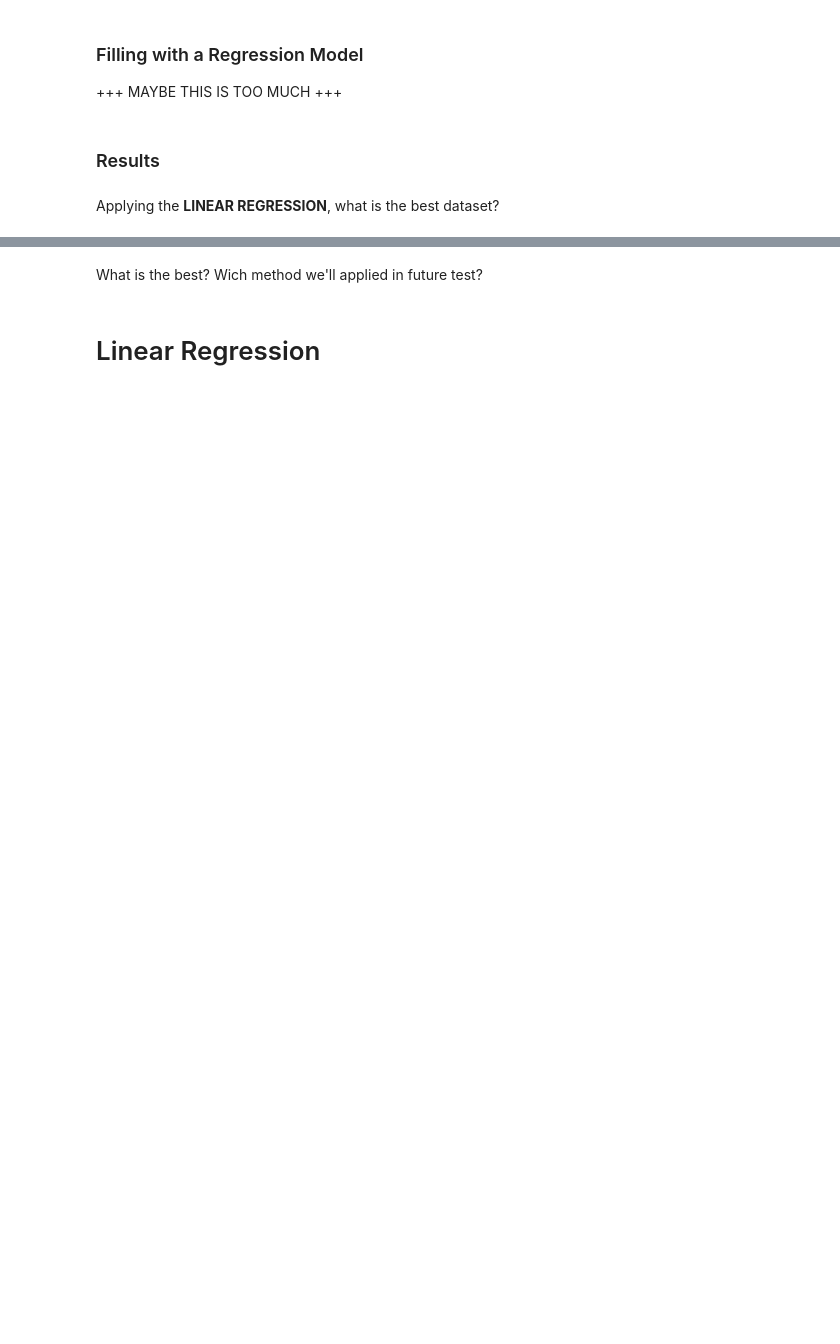
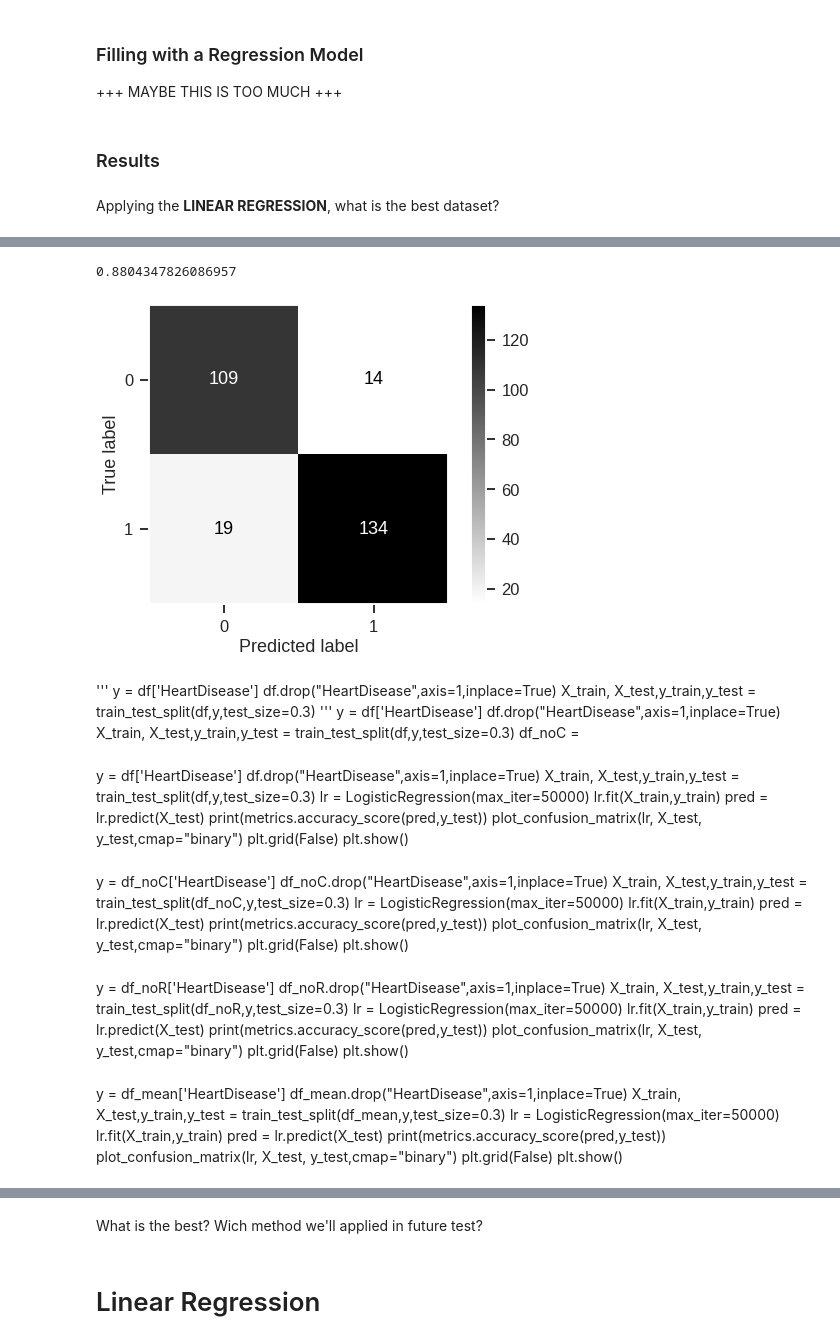
Before and after one commit to MichaelPlug/FDS_Project_HFD, a Jupyter notebook: Project_notebook.ipynb, the cells around one changed output, grey strips where cells are left out. Saved outputs shown, nothing was run; the diff lists cells and outputs as text; code cells hidden in the pictures; blank space fills up the shorter version.

```diff
--- a/Project_notebook.ipynb
+++ b/Project_notebook.ipynb
@@ -690,0 +659,65 @@ plt.show()
+# %%
+lr = LogisticRegression(max_iter=50000)
+lr.fit(X_train_addCol,y_train_addCol)
+pred = lr.predict(X_test_addCol)
+print(metrics.accuracy_score(pred,y_test_addCol))
+plot_confusion_matrix(lr, X_test_addCol, y_test_addCol,cmap="binary")
+plt.grid(False)
+plt.show()
+# %% [output]
+0.8804347826086957
+[figure, added]
+# %% [markdown]
+'''
+y = df['HeartDisease']
+df.drop("HeartDisease",axis=1,inplace=True)
+X_train, X_test,y_train,y_test = train_test_split(df,y,test_size=0.3)
+'''
+y = df['HeartDisease']
+df.drop("HeartDisease",axis=1,inplace=True)
+X_train, X_test,y_train,y_test = train_test_split(df,y,test_size=0.3)
+df_noC =
+# %% [markdown]
+y = df['HeartDisease']
+df.drop("HeartDisease",axis=1,inplace=True)
+X_train, X_test,y_train,y_test = train_test_split(df,y,test_size=0.3)
+lr = LogisticRegression(max_iter=50000)
+lr.fit(X_train,y_train)
+pred = lr.predict(X_test)
+print(metrics.accuracy_score(pred,y_test))
+plot_confusion_matrix(lr, X_test, y_test,cmap="binary")
+plt.grid(False)
+plt.show()
+# %% [markdown]
+y = df_noC['HeartDisease']
+df_noC.drop("HeartDisease",axis=1,inplace=True)
+X_train, X_test,y_train,y_test = train_test_split(df_noC,y,test_size=0.3)
+lr = LogisticRegression(max_iter=50000)
+lr.fit(X_train,y_train)
+pred = lr.predict(X_test)
+print(metrics.accuracy_score(pred,y_test))
+plot_confusion_matrix(lr, X_test, y_test,cmap="binary")
+plt.grid(False)
+plt.show()
+# %% [markdown]
+y = df_noR['HeartDisease']
+df_noR.drop("HeartDisease",axis=1,inplace=True)
+X_train, X_test,y_train,y_test = train_test_split(df_noR,y,test_size=0.3)
+lr = LogisticRegression(max_iter=50000)
+lr.fit(X_train,y_train)
+pred = lr.predict(X_test)
+print(metrics.accuracy_score(pred,y_test))
+plot_confusion_matrix(lr, X_test, y_test,cmap="binary")
+plt.grid(False)
+plt.show()
+# %% [markdown]
+y = df_mean['HeartDisease']
+df_mean.drop("HeartDisease",axis=1,inplace=True)
+X_train, X_test,y_train,y_test = train_test_split(df_mean,y,test_size=0.3)
+lr = LogisticRegression(max_iter=50000)
+lr.fit(X_train,y_train)
+pred = lr.predict(X_test)
+print(metrics.accuracy_score(pred,y_test))
+plot_confusion_matrix(lr, X_test, y_test,cmap="binary")
+plt.grid(False)
+plt.show()
```
Also changed, not shown: parts of 17 cells of this notebook.
